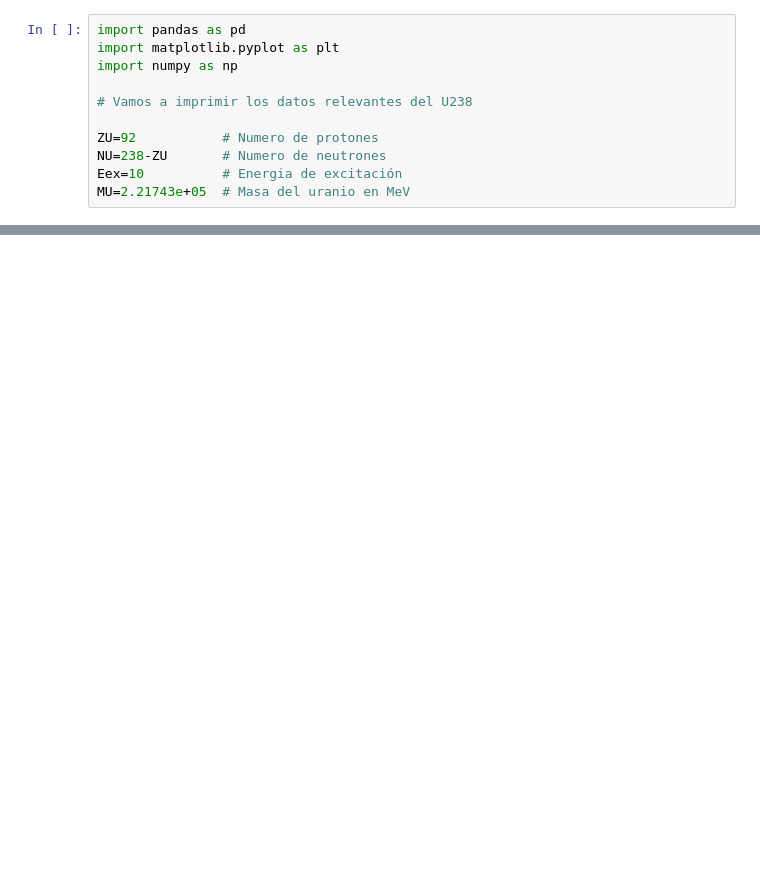
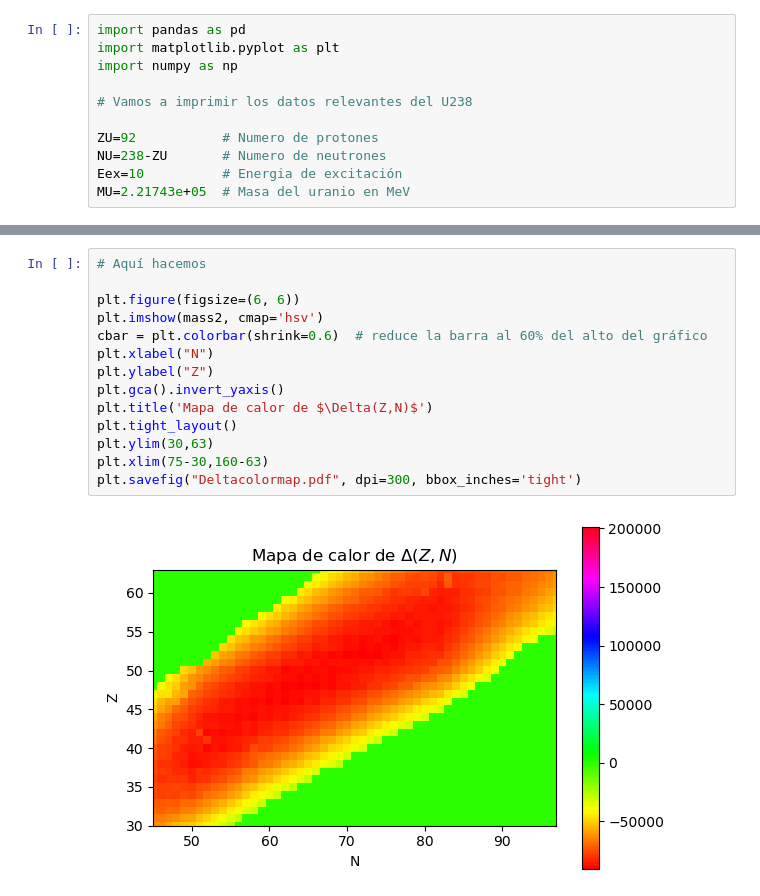
Before and after one commit to Godanitt/USC-Physics-Degree-Notes, a Jupyter notebook: Notes/4-Fisica/Fisica_Nuclear/Cuerpo/Boletin_02/Boletin_02.ipynb, the cells around one changed output, grey strips where cells are left out. Saved outputs shown, nothing was run; the diff lists cells and outputs as text; blank space fills up the shorter version.

```diff
--- a/Notes/4-Fisica/Fisica_Nuclear/Cuerpo/Boletin_02/Boletin_02.ipynb
+++ b/Notes/4-Fisica/Fisica_Nuclear/Cuerpo/Boletin_02/Boletin_02.ipynb
@@ -331,0 +379,16 @@ Ahora vamos a calcular la multiplicidad de neutrones $\nu (Z)$
+# %%
+# Aquí hacemos
+
+plt.figure(figsize=(6, 6))
+plt.imshow(mass2, cmap='hsv')
+cbar = plt.colorbar(shrink=0.6)  # reduce la barra al 60% del alto del gráfico
+plt.xlabel("N")
+plt.ylabel("Z")
+plt.gca().invert_yaxis()
+plt.title('Mapa de calor de $\Delta(Z,N)$')
+plt.tight_layout()
+plt.ylim(30,63)
+plt.xlim(75-30,160-63)
+plt.savefig("Deltacolormap.pdf", dpi=300, bbox_inches='tight')
+# %% [output]
+[figure, added]
```
Also changed, not shown: parts of 20 cells of this notebook, 7 other files.
